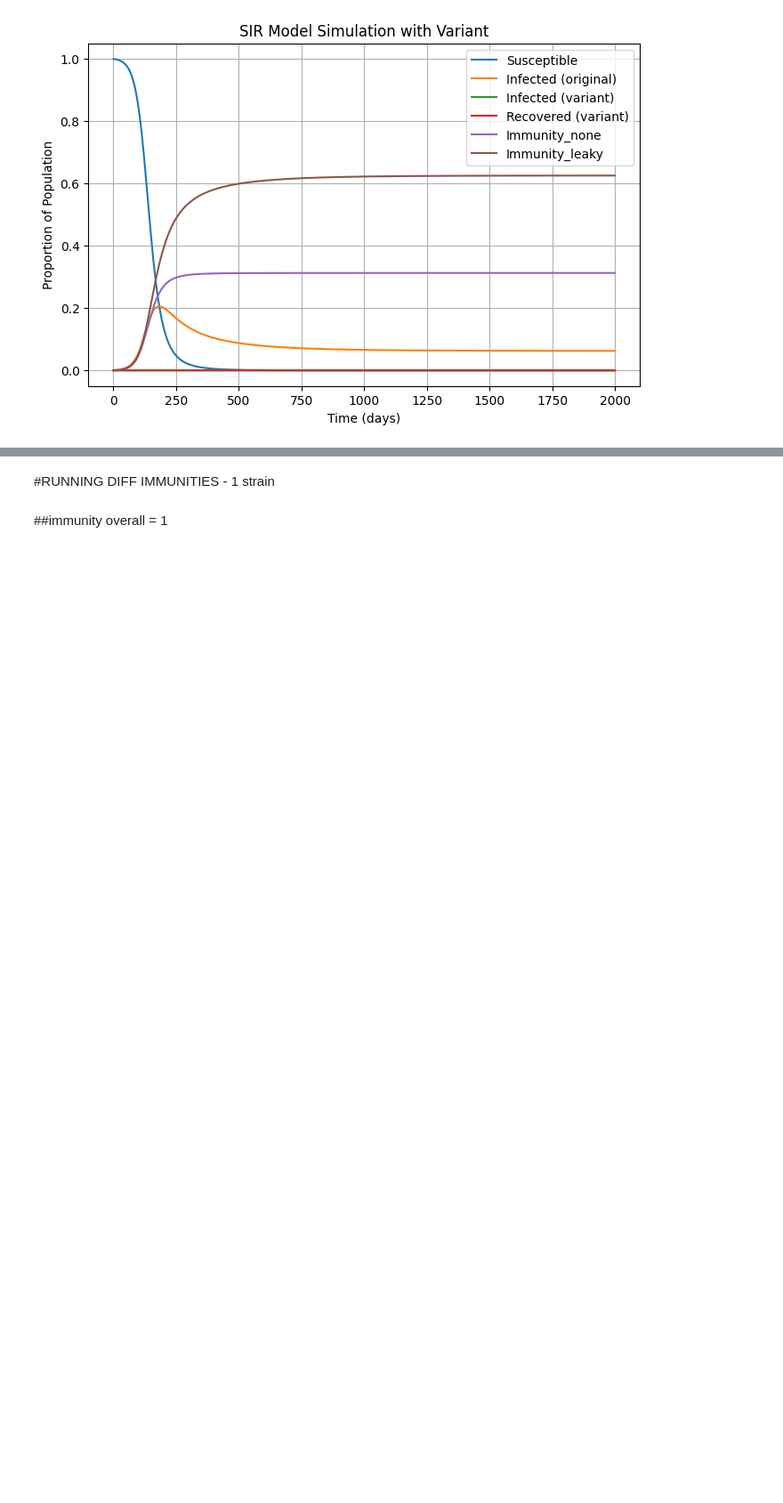
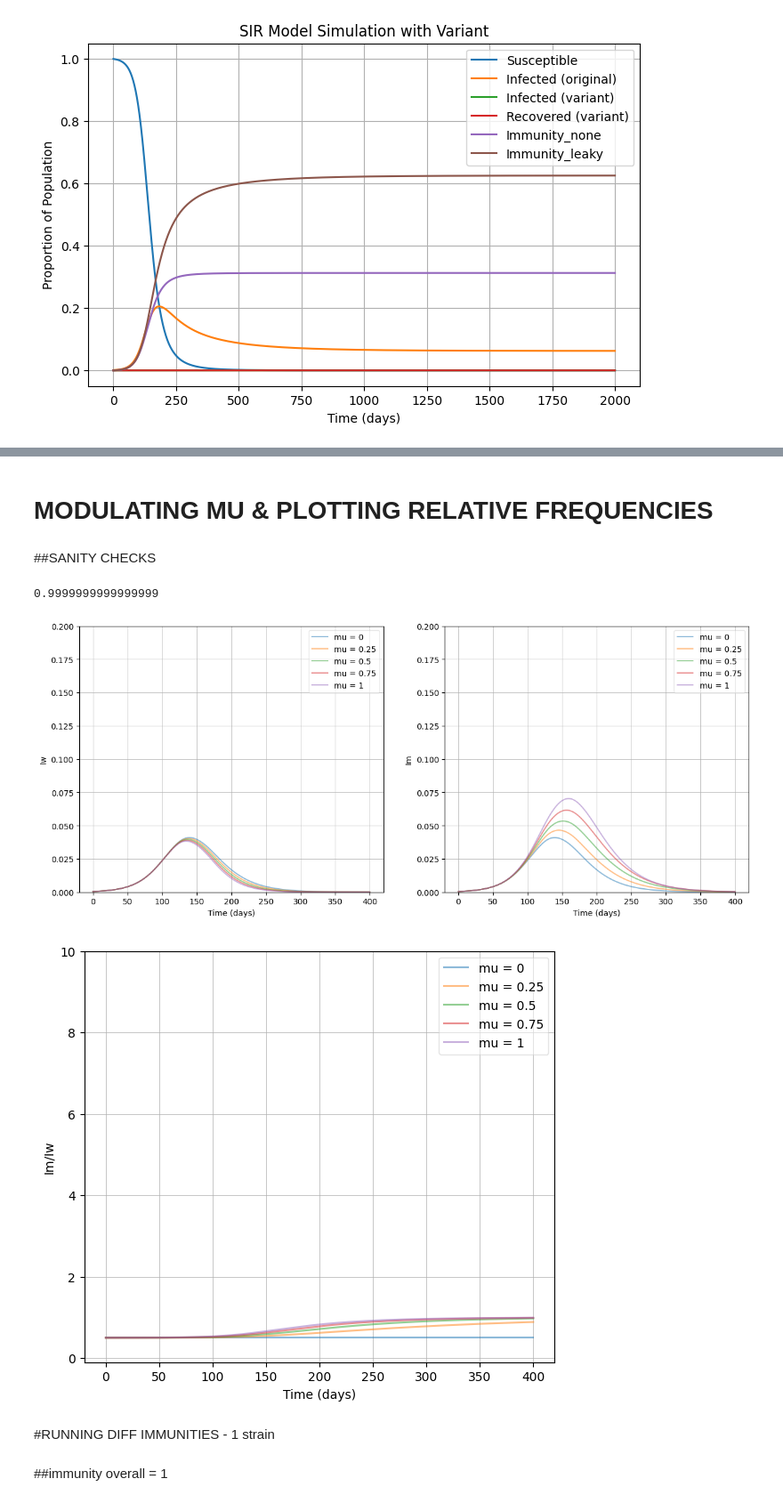
Before and after one commit to condusinew/vaccine_failure_escape, a Jupyter notebook: SIR_mode_natimm.ipynb, the cells around one changed output, grey strips where cells are left out. Shown at 89% size. Cells and saved outputs as stored; diff of their text form; code cells hidden in the pictures; blank space fills up the shorter version.

```diff
--- a/SIR_mode_natimm.ipynb
+++ b/SIR_mode_natimm.ipynb
@@ -596,0 +821,4 @@ plot_basic(solution)
+# %% [markdown]
+# **MODULATING MU & PLOTTING RELATIVE FREQUENCIES**
+# %% [markdown]
+##SANITY CHECKS
@@ -597,3 +852,31 @@ plot_basic(solution)
+# %%
+S0+Iw0+Im0
+# %% [output]
+0.9999999999999999
+# %%
+#list of MU
+mu = [0, 0.25, 0.5, 0.75, 1] #mu being degre of immune escape, closer to 1 means more escape
+
+kwargs = {}
+solutions = []
+
+#loop thru epsilon values and solve to get many solutions at same protection level
+for i in range(len(mu)):
+
+  solution = solve_ivp(SIR_model_rv,
+                      [0,t],
+                      y0,
+                      args=(mu[i], betaw, gammaw, betam, gammam, epsilona, epsilonL),
+                      dense_output=True,
+                      t_eval=np.linspace(0, t, t + 1),)
+  solutions.append(solution)
+  kwargs[str(mu[i])] = solutions[i]
+
+plot_many_mono_anytwo("mu",ylim_max = 0.20,**kwargs)
+plot_many_mono_Mprop("mu",ylim_max = 10,**kwargs)
+# %% [output]
+[figure, added]
+[figure, added]
 # %% [markdown]
 #RUNNING DIFF IMMUNITIES - 1 strain
 # %%
```
Also changed, not shown: parts of 75 cells of this notebook.
